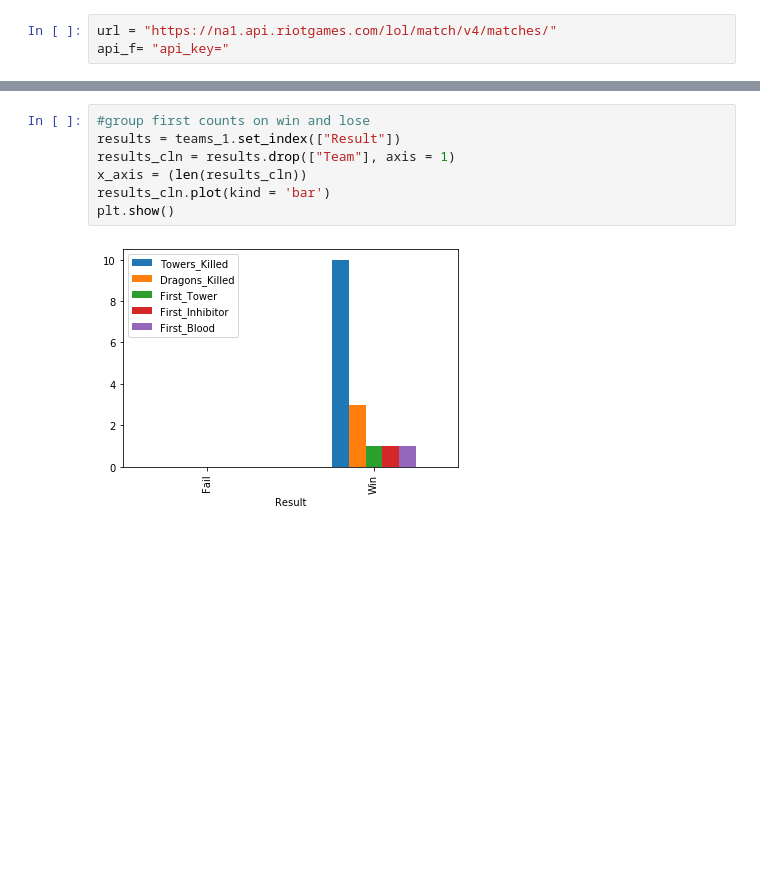
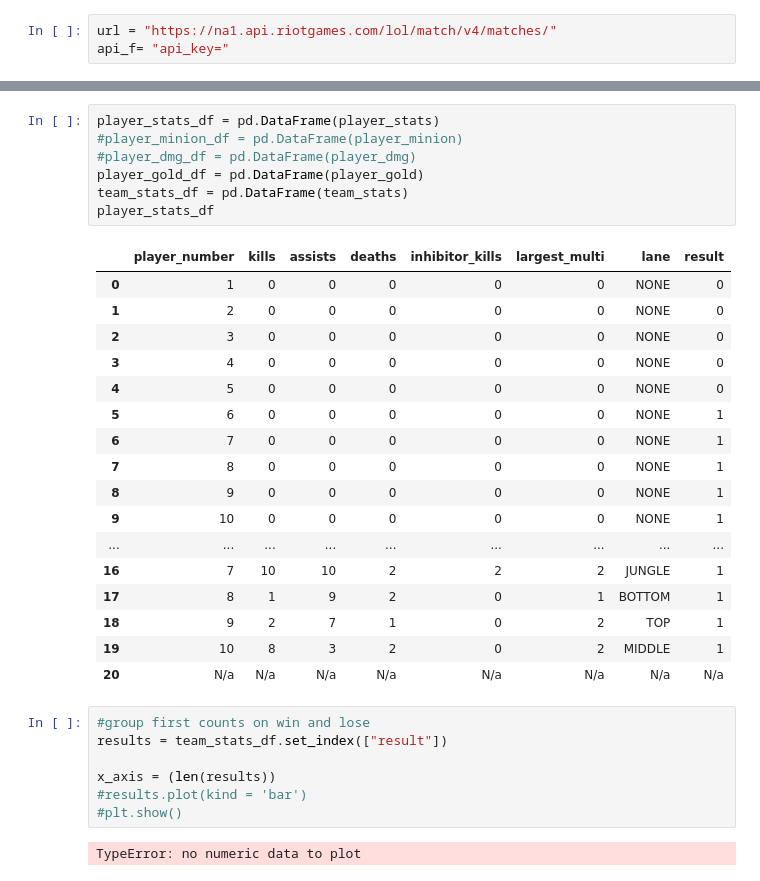
Before and after one commit to bhelvey/brantax, a Jupyter notebook: specificity.ipynb, the cells around one changed output, grey strips where cells are left out. Saved outputs shown, nothing was run; the diff lists cells and outputs as text; blank space fills up the shorter version.

```diff
--- a/specificity.ipynb
+++ b/specificity.ipynb
@@ -161,9 +153,34 @@ pprint(games)
+# %%
+player_stats_df = pd.DataFrame(player_stats)
+#player_minion_df = pd.DataFrame(player_minion)
+#player_dmg_df = pd.DataFrame(player_dmg)
+player_gold_df = pd.DataFrame(player_gold)
+team_stats_df = pd.DataFrame(team_stats)
+player_stats_df
+# %% [output]
+|  | player_number | kills | assists | deaths | inhibitor_kills | largest_multi | lane | result |
+| 0 | 1 | 0 | 0 | 0 | 0 | 0 | NONE | 0 |
+| 1 | 2 | 0 | 0 | 0 | 0 | 0 | NONE | 0 |
+| 2 | 3 | 0 | 0 | 0 | 0 | 0 | NONE | 0 |
+| 3 | 4 | 0 | 0 | 0 | 0 | 0 | NONE | 0 |
+| 4 | 5 | 0 | 0 | 0 | 0 | 0 | NONE | 0 |
+| 5 | 6 | 0 | 0 | 0 | 0 | 0 | NONE | 1 |
+| 6 | 7 | 0 | 0 | 0 | 0 | 0 | NONE | 1 |
+| 7 | 8 | 0 | 0 | 0 | 0 | 0 | NONE | 1 |
+| 8 | 9 | 0 | 0 | 0 | 0 | 0 | NONE | 1 |
+| 9 | 10 | 0 | 0 | 0 | 0 | 0 | NONE | 1 |
+| ... | ... | ... | ... | ... | ... | ... | ... | ... |
+| 16 | 7 | 10 | 10 | 2 | 2 | 2 | JUNGLE | 1 |
+| 17 | 8 | 1 | 9 | 2 | 0 | 1 | BOTTOM | 1 |
+| 18 | 9 | 2 | 7 | 1 | 0 | 2 | TOP | 1 |
+| 19 | 10 | 8 | 3 | 2 | 0 | 2 | MIDDLE | 1 |
+| 20 | N/a | N/a | N/a | N/a | N/a | N/a | N/a | N/a |
 # %%
 #group first counts on win and lose
-results = teams_1.set_index(["Result"])
-results_cln = results.drop(["Team"], axis = 1)
-x_axis = (len(results_cln))
-results_cln.plot(kind = 'bar')
-plt.show()
+results = team_stats_df.set_index(["result"])
+
+x_axis = (len(results))
+#results.plot(kind = 'bar')
+#plt.show()
 # %% [output]
-[figure, removed]
+TypeError: no numeric data to plot
```
Also changed, not shown: parts of 6 cells of this notebook, 1 other file.
